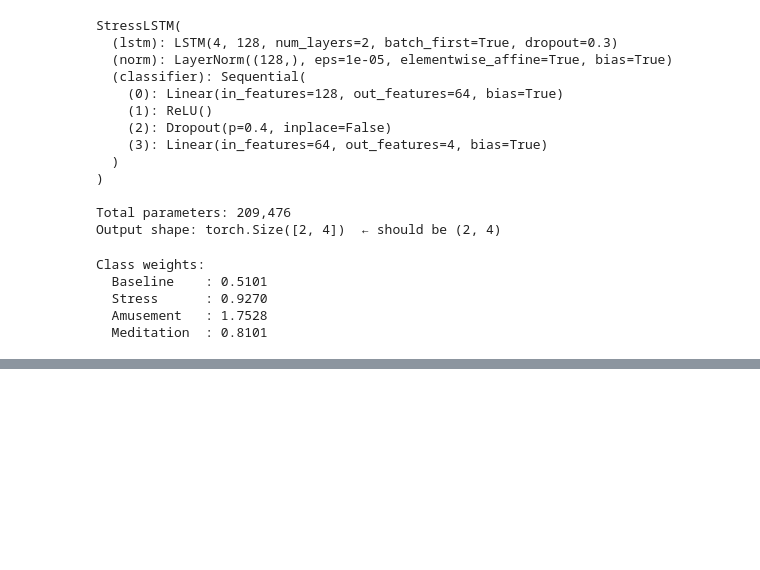
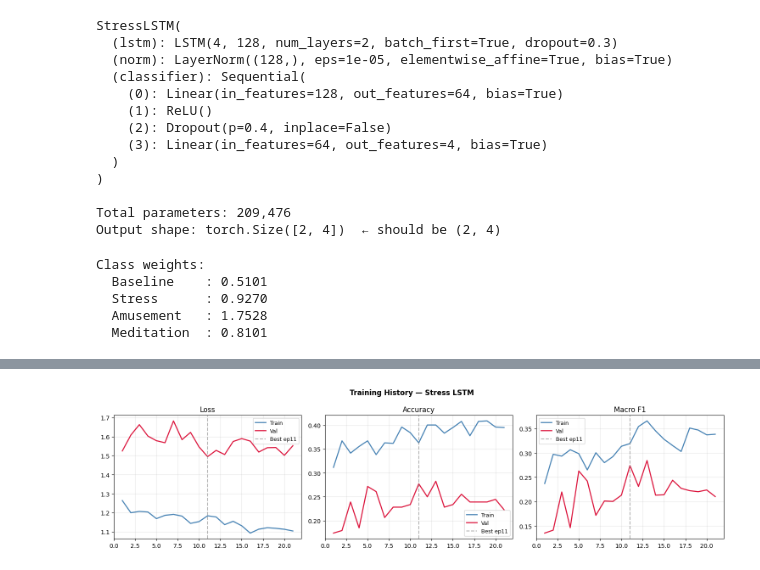
Before and after one commit to Praruj/stress-detection, a Jupyter notebook: notebooks/03_split_and_train.ipynb, the cells around one changed output, grey strips where cells are left out. Saved outputs shown, nothing was run; the diff lists cells and outputs as text; code cells hidden in the pictures; blank space fills up the shorter version.

Commit message:
model is trained and accuracy is checked

```diff
--- a/notebooks/03_split_and_train.ipynb
+++ b/notebooks/03_split_and_train.ipynb
@@ -286,0 +302,23 @@ print(f"Best epoch: {best_epoch}  val_loss: {best_val_loss:.4f}")
+# %%
+OUTPUT_DIR = PROJECT_ROOT / 'outputs'
+OUTPUT_DIR.mkdir(exist_ok=True)
+epochs_ran = range(1, len(history['train_loss']) + 1)
+
+fig, axes = plt.subplots(1, 3, figsize=(15, 4))
+fig.suptitle('Training History — Stress LSTM', fontweight='bold')
+
+for ax, (title, tk, vk) in zip(axes, [
+    ('Loss',     'train_loss', 'val_loss'),
+    ('Accuracy', 'train_acc',  'val_acc'),
+    ('Macro F1', 'train_f1',   'val_f1'),
+]):
+    ax.plot(epochs_ran, history[tk], label='Train', color='steelblue', lw=1.8)
+    ax.plot(epochs_ran, history[vk], label='Val',   color='crimson',   lw=1.8)
+    ax.axvline(best_epoch, color='gray', ls='--', alpha=0.6, label=f'Best ep{best_epoch}')
+    ax.set_title(title); ax.legend(fontsize=9); ax.grid(alpha=0.3)
+
+plt.tight_layout()
+plt.savefig(OUTPUT_DIR / 'training_curves.png', dpi=150, bbox_inches='tight')
+plt.show()
+# %% [output]
+[figure, added]
```
Also changed, not shown: parts of 3 cells of this notebook, 4 other files.
